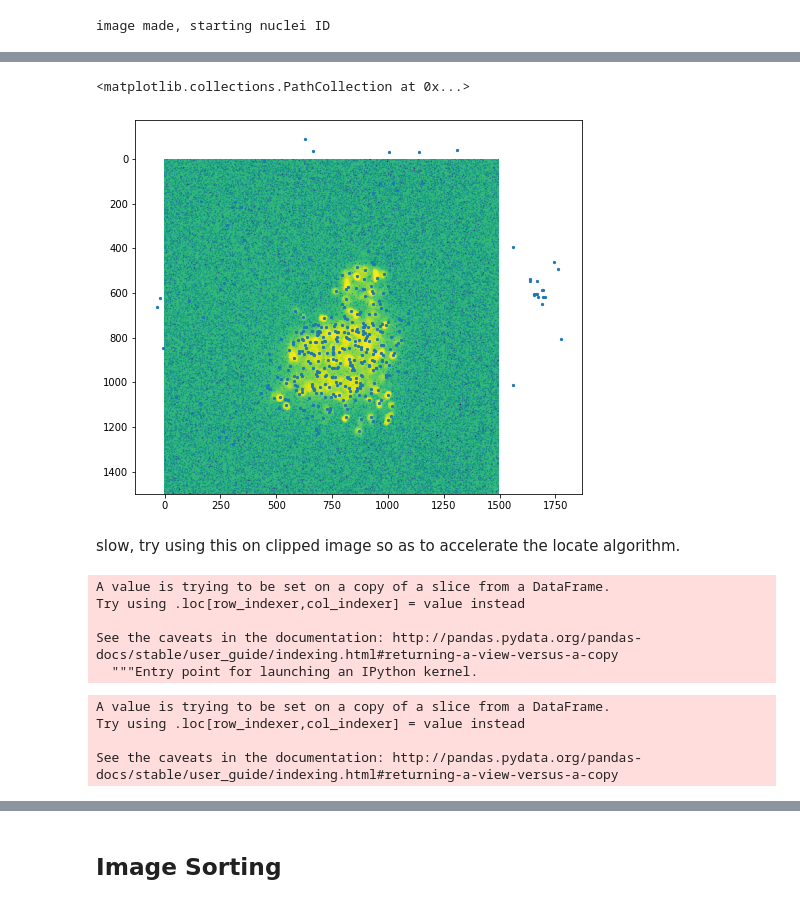
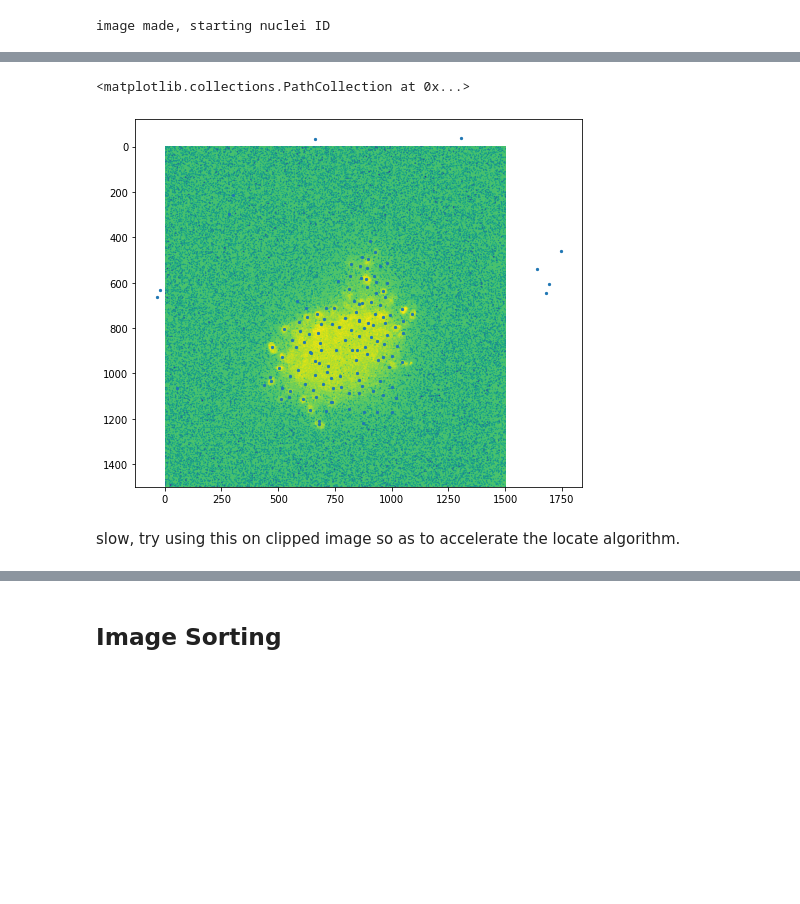
Before and after one commit to gronteix/3D-Segmentation-Sebastien, a Jupyter notebook: Untitled-Copy2.ipynb, the cells around one changed output, grey strips where cells are left out. Saved outputs shown, nothing was run; the diff lists cells and outputs as text; code cells hidden in the pictures; blank space fills up the shorter version.

```diff
--- a/Untitled-Copy2.ipynb
+++ b/Untitled-Copy2.ipynb
@@ -33,8 +33,10 @@ orange = 1
 channels = [livePosition, green, orange]
 
 zRatio = 1/3
-rNoyau = (3, 27, 27)
-dCells = (6, 77, 77)
+r = 51
+d = 29
+rNoyau = (int(zRatio*r), r, r)
+dCells = (int(zRatio*d), d, d)
 # %%
 Sph = spheroid(path, zRatio, rNoyau, dCells)
     # Initialize spheroid
@@ -54,9 +56,9 @@ image made, starting nuclei ID
 from trackpy import preprocessing
 import trackpy
 # %%
-df = trackpy.locate(Sph.NucImage[:, :,:], (5, 37, 37), minmass=10000, maxsize=None, separation=(3, 27, 27), noise_size=2,
+df = trackpy.locate(Sph.NucImage[:, :,:], rNoyau, minmass=40000, maxsize=None, separation=dCells, noise_size=2,
                     smoothing_size=None, threshold=None, invert=False, percentile=64, topn=None,
                     preprocess=True, max_iterations=10, filter_before=None, filter_after=None, characterize=True,
                     engine='numba')
 # %%
-fd = df.loc[df['mass'] > 80000]
+fd = df.loc[df['mass'] > 120000]
@@ -74,15 +67,15 @@ from scipy.ndimage import gaussian_filter
 # %%
 from skimage import exposure
 
-img_eq = exposure.equalize_hist(Sph.NucImage[60,250:1750,250:1750])
+img_eq = exposure.equalize_hist(Sph.NucImage[40,250:1750,250:1750])
 im =  gaussian_filter(img_eq, sigma=2)
 # %%
 ax, fig = plt.subplots(figsize = (8,8))
 plt.imshow(im)
-plt.scatter(df['x']-250, df['y']-250, s = 5)
+plt.scatter(fd['x']-250, fd['y']-250, s = 5)
 # %% [output]
 <matplotlib.collections.PathCollection at 0x...>
-[figure, old version]
+[figure, new version]
 # %% [markdown]
 slow, try using this on clipped image so as to accelerate the locate algorithm.
 # %%
@@ -105,19 +98,8 @@ for n in range(a):
 df = df.loc[df['x'] > 0]
 # %%
 df['label'] = range(len(df))
-# %% [output]
-A value is trying to be set on a copy of a slice from a DataFrame.
-Try using .loc[row_indexer,col_indexer] = value instead
-
-See the caveats in the documentation: http://pandas.pydata.org/pandas-docs/stable/user_guide/indexing.html#returning-a-view-versus-a-copy
-  """Entry point for launching an IPython kernel.
 # %%
 Sph.NucFrame = df
 Sph._makeSpheroid()
-# %% [output]
-A value is trying to be set on a copy of a slice from a DataFrame.
-Try using .loc[row_indexer,col_indexer] = value instead
-
-See the caveats in the documentation: http://pandas.pydata.org/pandas-docs/stable/user_guide/indexing.html#returning-a-view-versus-a-copy
 # %%
 Sph.Spheroid['cells']
```
Also changed, not shown: parts of 4 cells of this notebook, 2 other files.
